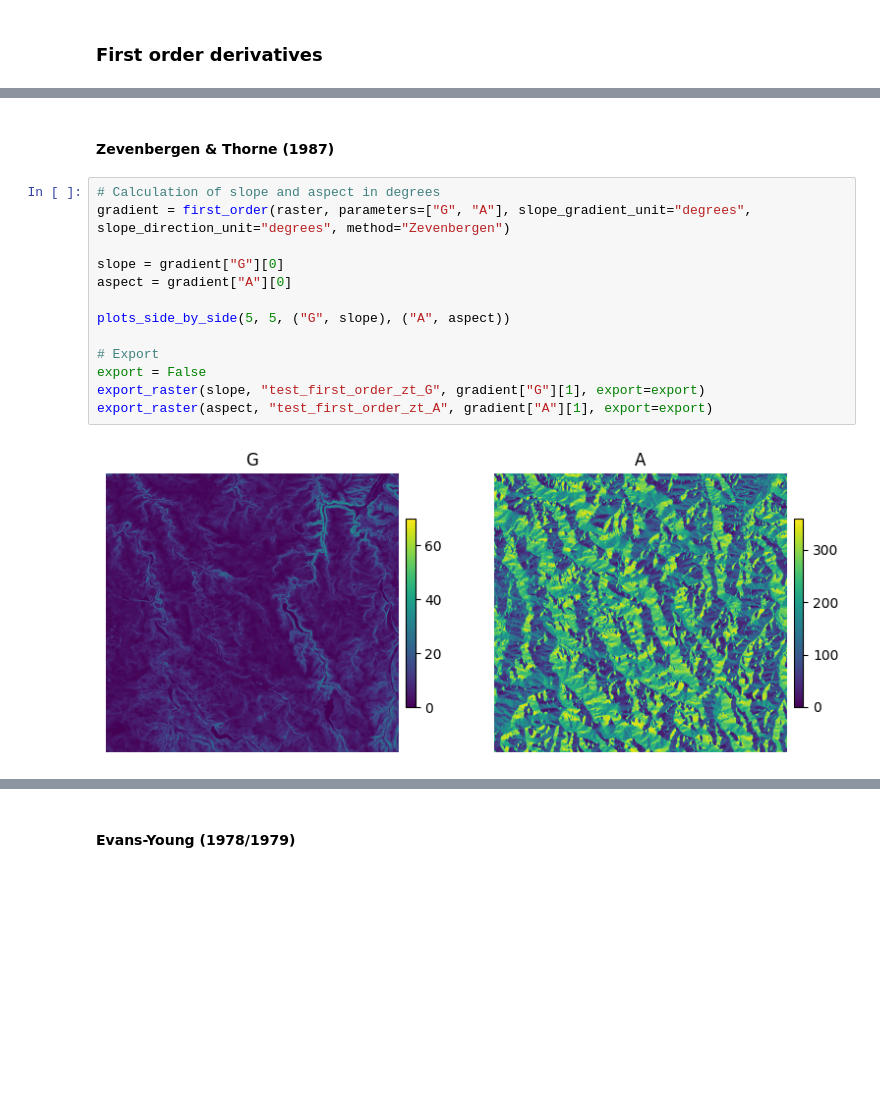
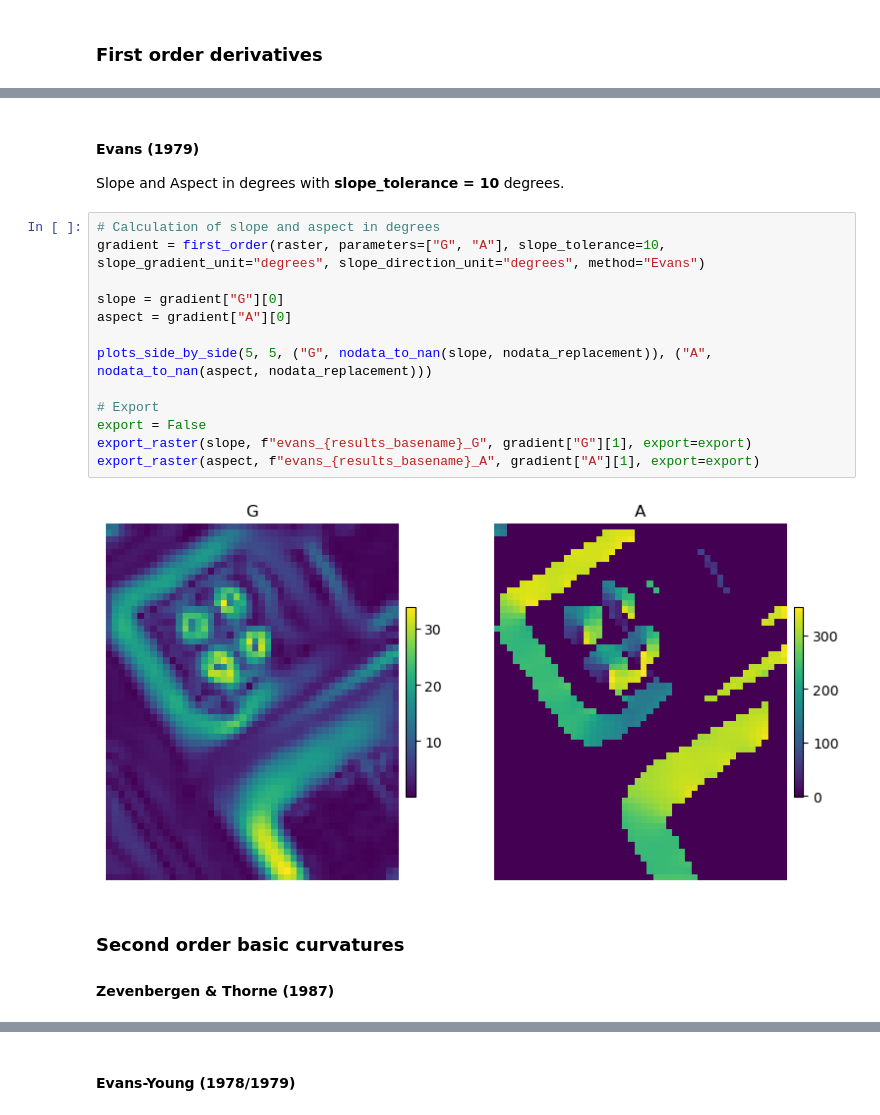
Before and after one commit to GispoCoding/eis_toolkit, a Jupyter notebook: notebooks/testing_surface_attributes.ipynb, the cells around one changed output, grey strips where cells are left out. Drawn from its saved outputs; the diff is of its cells as text; blank space fills up the shorter version.

```diff
--- a/notebooks/testing_surface_attributes.ipynb
+++ b/notebooks/testing_surface_attributes.ipynb
@@ -98,17 +177,21 @@ export_raster(aspect, "test_first_order_horn_A", gradient["A"][1], export=export
+# %% [markdown]
+#### Evans (1979)
+Slope and Aspect in degrees with **slope_tolerance = 10** degrees.
+# %%
+# Calculation of slope and aspect in degrees
+gradient = first_order(raster, parameters=["G", "A"], slope_tolerance=10, slope_gradient_unit="degrees", slope_direction_unit="degrees", method="Evans")
+
+slope = gradient["G"][0]
+aspect = gradient["A"][0]
+
+plots_side_by_side(5, 5, ("G", nodata_to_nan(slope, nodata_replacement)), ("A", nodata_to_nan(aspect, nodata_replacement)))
+
+# Export
+export = False
+export_raster(slope, f"evans_{results_basename}_G", gradient["G"][1], export=export)
+export_raster(aspect, f"evans_{results_basename}_A", gradient["A"][1], export=export)
+# %% [output]
+[figure, added]
 # %% [markdown]
+### Second order basic curvatures
 #### Zevenbergen & Thorne (1987)
-# %%
-# Calculation of slope and aspect in degrees
-gradient = first_order(raster, parameters=["G", "A"], slope_gradient_unit="degrees", slope_direction_unit="degrees", method="Zevenbergen")
-
-slope = gradient["G"][0]
-aspect = gradient["A"][0]
-
-plots_side_by_side(5, 5, ("G", slope), ("A", aspect))
-
-# Export
-export = False
-export_raster(slope, "test_first_order_zt_G", gradient["G"][1], export=export)
-export_raster(aspect, "test_first_order_zt_A", gradient["A"][1], export=export)
-# %% [output]
-[figure, removed]
```
Also changed, not shown: parts of 23 cells of this notebook, 8 other files.
